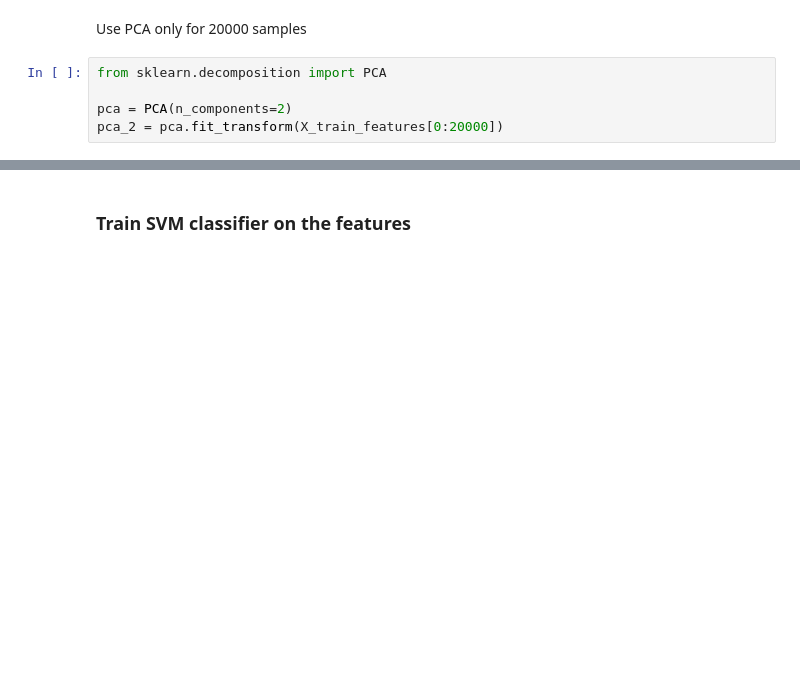
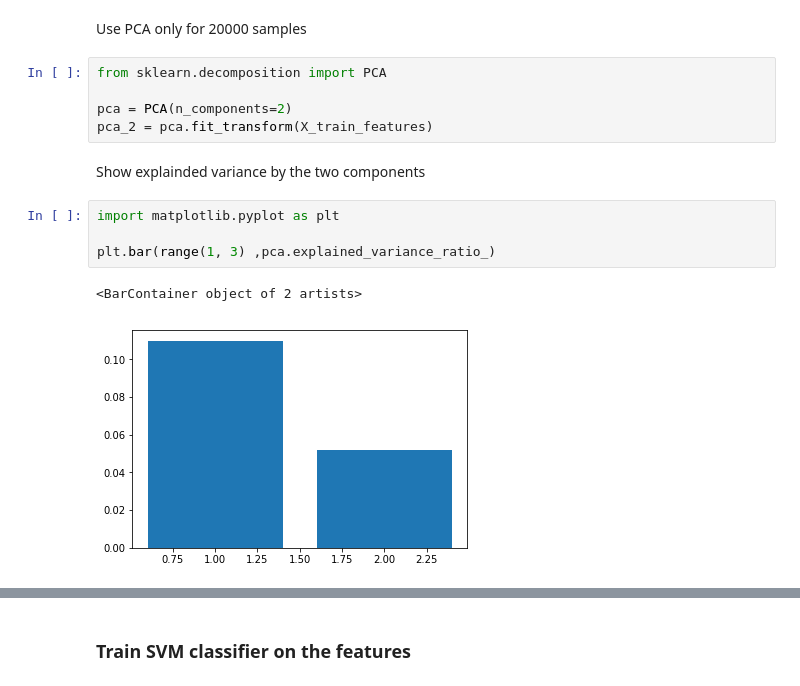
Before and after one commit to pawelos88/cifar10, a Jupyter notebook: Cifar10.ipynb, the cells around one changed output, grey strips where cells are left out. Drawn from its saved outputs; the diff is of its cells as text; blank space fills up the shorter version.

```diff
--- a/Cifar10.ipynb
+++ b/Cifar10.ipynb
@@ -254,7 +273,16 @@ Use PCA only for 20000 samples
 from sklearn.decomposition import PCA
 
 pca = PCA(n_components=2)
-pca_2 = pca.fit_transform(X_train_features[0:20000])
+pca_2 = pca.fit_transform(X_train_features)
+# %% [markdown]
+Show explainded variance by the two components
+# %%
+import matplotlib.pyplot as plt
+
+plt.bar(range(1, 3) ,pca.explained_variance_ratio_)
+# %% [output]
+<BarContainer object of 2 artists>
+[figure, added]
 # %%
 import matplotlib.pyplot as plt
 
```
Also changed, not shown: parts of 58 cells of this notebook.
